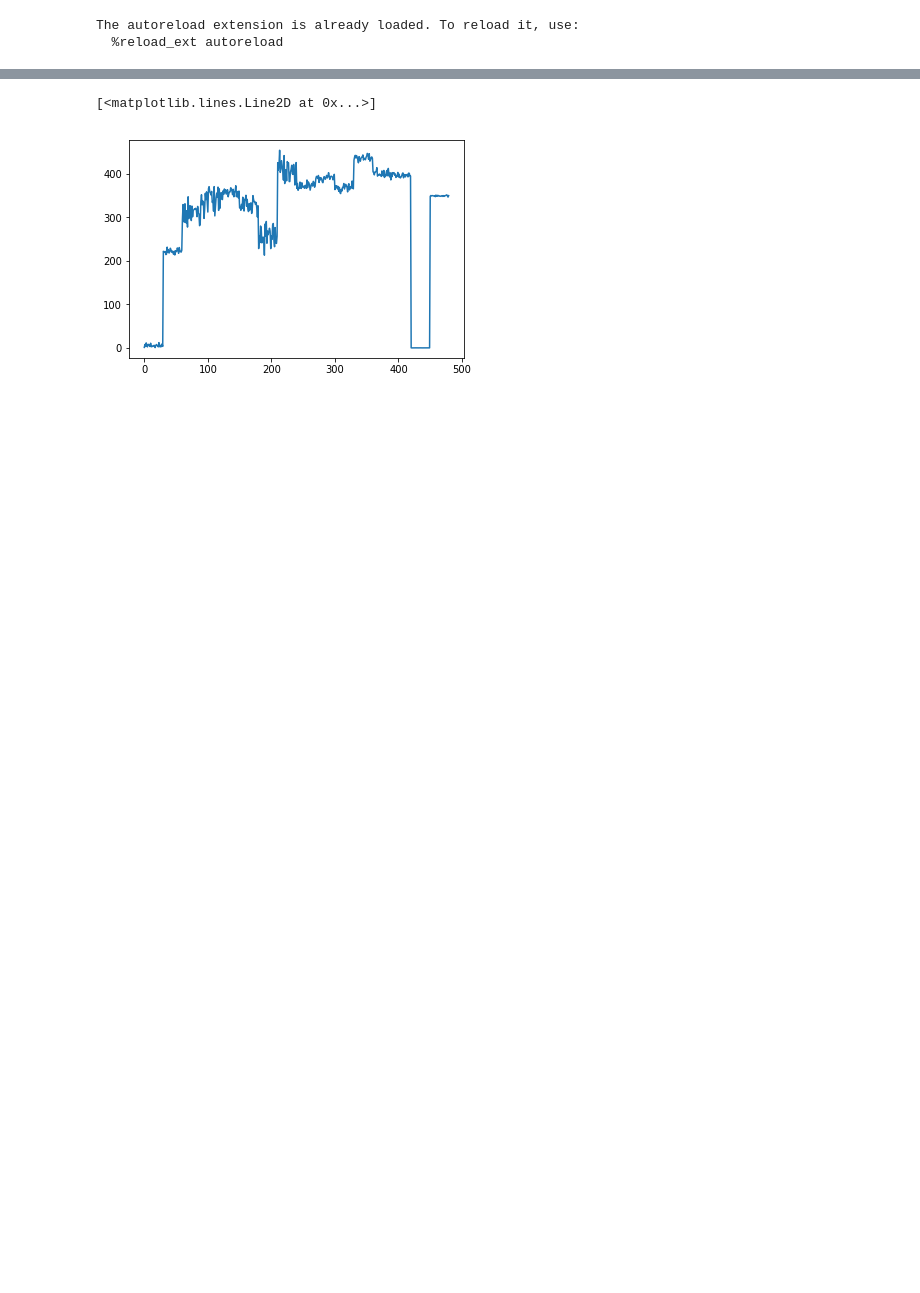
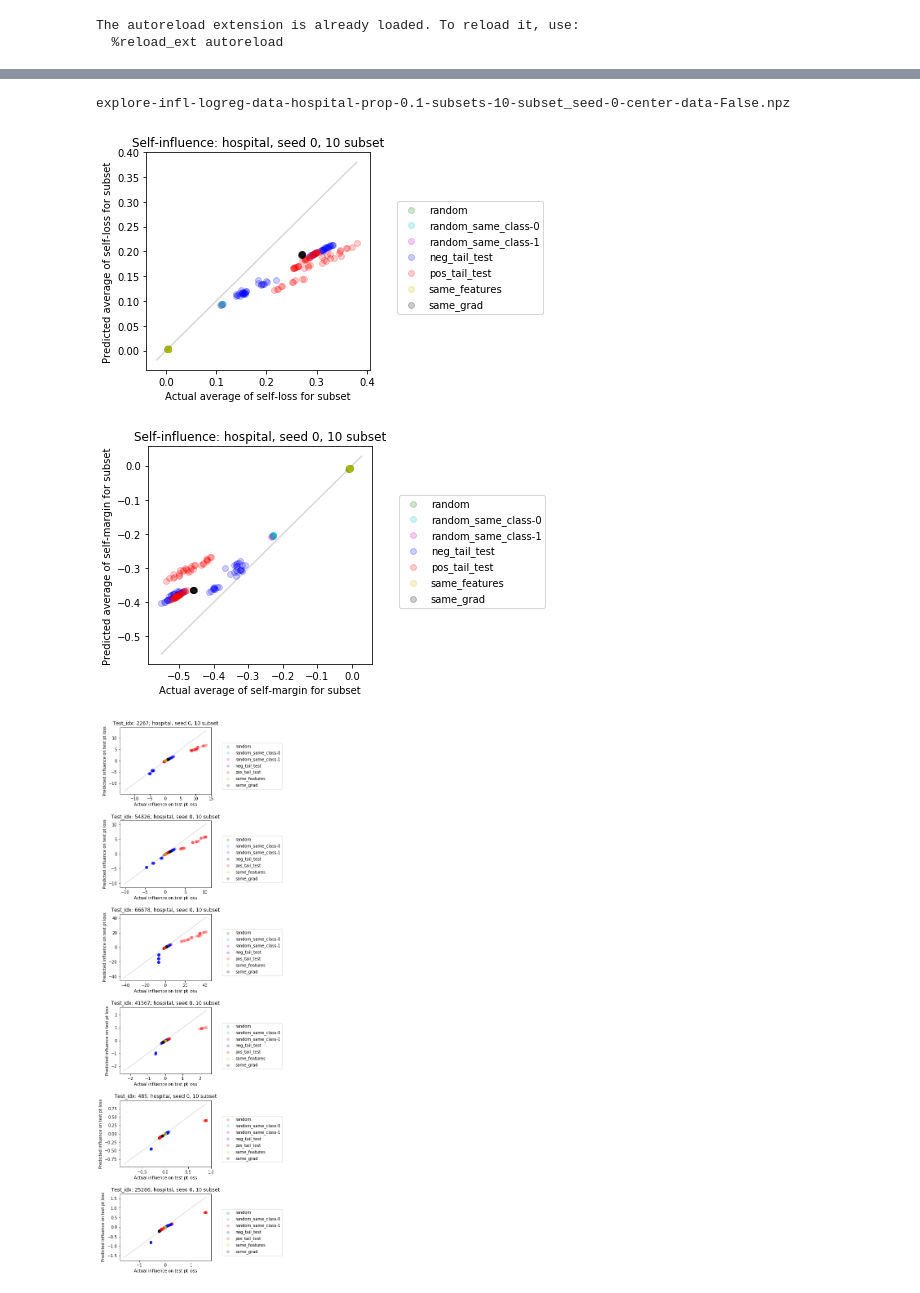
Before and after one commit to bbbert/influence-release, a Jupyter notebook: scripts/explore_infl_logreg.ipynb, the cells around one changed output, grey strips where cells are left out. Cells and saved outputs as stored; diff of their text form; code cells hidden in the pictures; blank space fills up the shorter version.

```diff
--- a/scripts/explore_infl_logreg.ipynb
+++ b/scripts/explore_infl_logreg.ipynb
@@ -151,5 +189,7 @@ plot_test_pt_data('margin')
-# %%
-plt.plot(np.abs(subset_self_influences-subset_self_pred_margin_influences))
-# %% [output]
-[<matplotlib.lines.Line2D at 0x...>]
-[figure, removed]
+# %%
+plot_all(0)
+# %% [output]
+explore-infl-logreg-data-hospital-prop-0.1-subsets-10-subset_seed-0-center-data-False.npz
+[figure, added]
+[figure, added]
+[figure, added]
```
Also changed, not shown: parts of 6 cells of this notebook, 2 other files.
